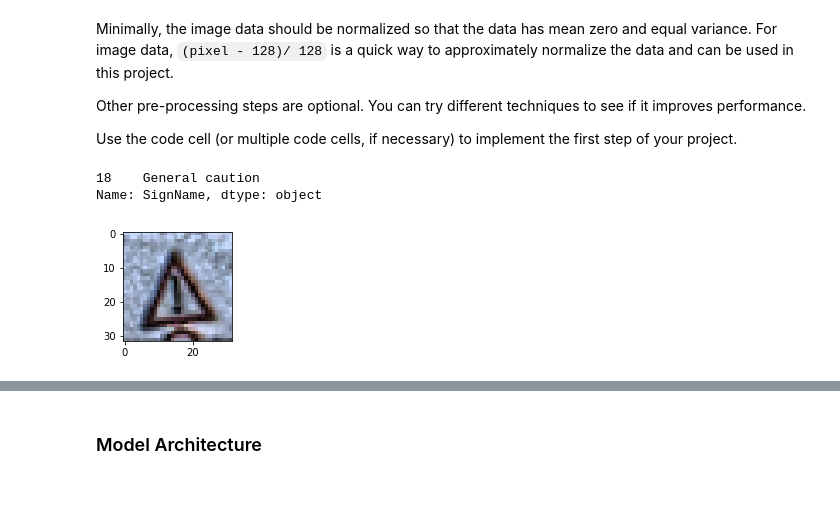
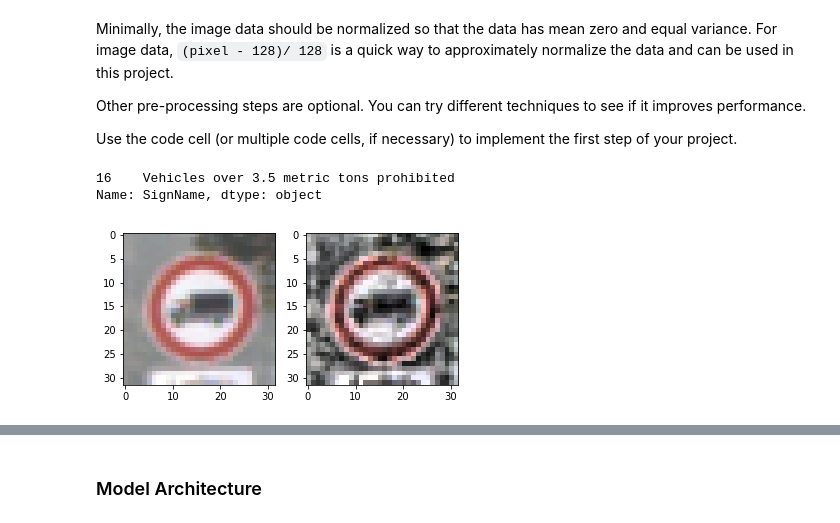
Before and after one commit to Dipanshu2424/udacity_CarND, a Jupyter notebook: CarND-Traffic-Sign-Classifier-Project/Traffic_Sign_Classifier.ipynb, the cells around one changed output, grey strips where cells are left out. Cells and saved outputs as stored; diff of their text form; code cells hidden in the pictures; blank space fills up the shorter version.

```diff
--- a/CarND-Traffic-Sign-Classifier-Project/Traffic_Sign_Classifier.ipynb
+++ b/CarND-Traffic-Sign-Classifier-Project/Traffic_Sign_Classifier.ipynb
@@ -190,18 +178,22 @@ warnings.filterwarnings("ignore", category=UserWarning)
 X_train_h = np.array([exposure.equalize_adapthist(X_train[i], clip_limit=0.03) for i in range(X_train.shape[0])])
 X_valid_h = np.array([exposure.equalize_adapthist(X_valid[i], clip_limit=0.03) for i in range(X_valid.shape[0])])
 X_test_h = np.array([exposure.equalize_adapthist(X_test[i], clip_limit=0.03) for i in range(X_test.shape[0])])
-
-# Show a random equalized image
-index = random.randint(0, len(X_train_h))
-image = X_train_h[index].squeeze()
-
-plt.figure(figsize=(2,2))
-plt.imshow(image)
-print(sign_names.SignName[sign_names.ClassId == y_train[index]])
-# %% [output]
-18    General caution
-Name: SignName, dtype: object
-[figure, removed]
+# %%
+# Show a random equalized image
+index = random.randint(0, len(X_train_h))
+image = X_train_h[index].squeeze()
+orig = X_train[index].squeeze()
+
+plt.subplot(1, 2, 1)
+plt.imshow(orig)
+plt.subplot(1, 2, 2)
+plt.imshow(image)
+
+print(sign_names.SignName[sign_names.ClassId == y_train[index]])
+# %% [output]
+16    Vehicles over 3.5 metric tons prohibited
+Name: SignName, dtype: object
+[figure, added]
 # %%
 # Turn everything to grayscale
 def rgb2gray(rgb):
```
Also changed, not shown: parts of 20 cells of this notebook, 15 other files.
